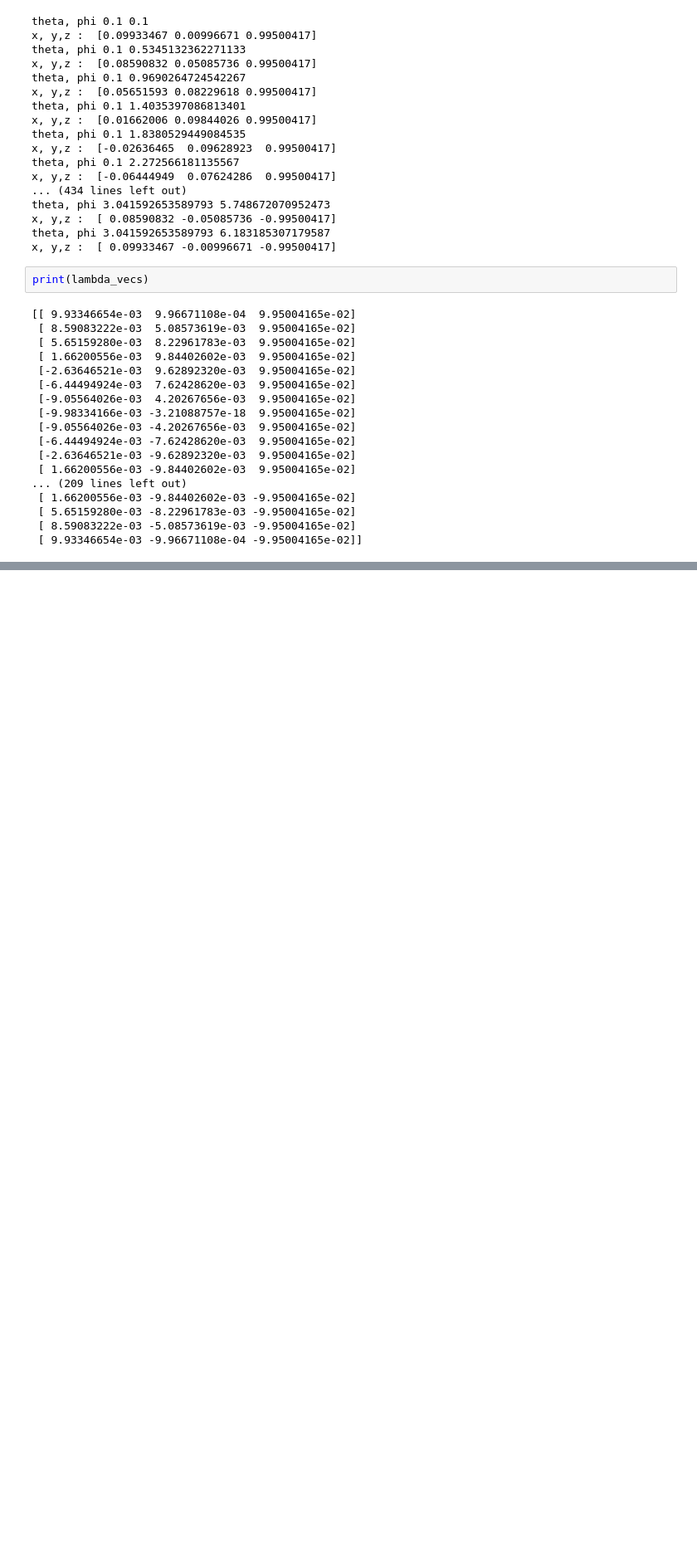
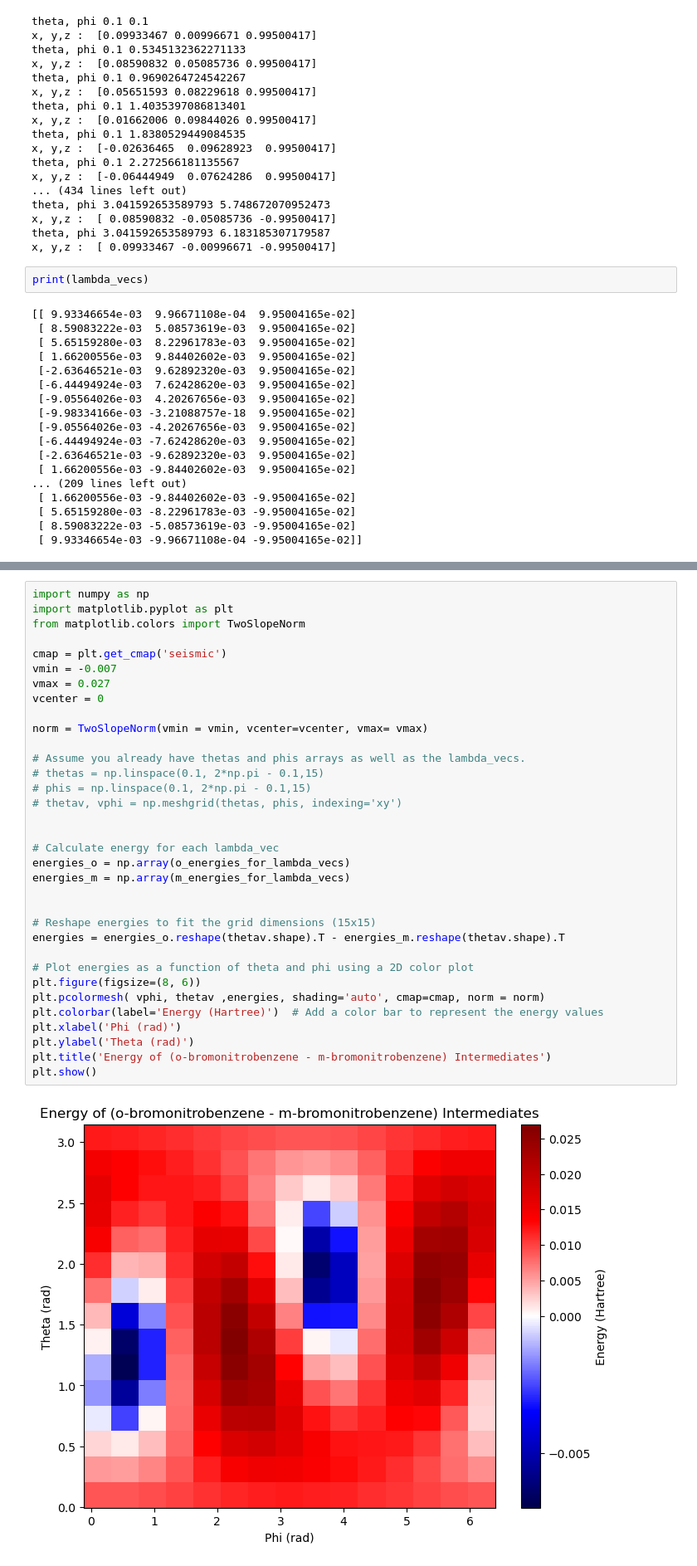
Before and after one commit to PeytonRoden/qed-ci-, a Jupyter notebook: src/ground_state_modification_qedhf.ipynb, the cells around one changed output, grey strips where cells are left out. Shown at 83% size. Drawn from its saved outputs; the diff is of its cells as text; blank space fills up the shorter version.

```diff
--- a/src/ground_state_modification_qedhf.ipynb
+++ b/src/ground_state_modification_qedhf.ipynb
@@ -480,3 +480,39 @@ plt.show()
+# %%
+import numpy as np
+import matplotlib.pyplot as plt
+from matplotlib.colors import TwoSlopeNorm
+
+cmap = plt.get_cmap('seismic')
+vmin = -0.007
+vmax = 0.027
+vcenter = 0
+
+norm = TwoSlopeNorm(vmin = vmin, vcenter=vcenter, vmax= vmax)
+
+# Assume you already have thetas and phis arrays as well as the lambda_vecs.
+# thetas = np.linspace(0.1, 2*np.pi - 0.1,15)
+# phis = np.linspace(0.1, 2*np.pi - 0.1,15)
+# thetav, vphi = np.meshgrid(thetas, phis, indexing='xy')
+
+
+# Calculate energy for each lambda_vec
+energies_o = np.array(o_energies_for_lambda_vecs)
+energies_m = np.array(m_energies_for_lambda_vecs)
+
+
+# Reshape energies to fit the grid dimensions (15x15)
+energies = energies_o.reshape(thetav.shape).T - energies_m.reshape(thetav.shape).T
+
+# Plot energies as a function of theta and phi using a 2D color plot
+plt.figure(figsize=(8, 6))
+plt.pcolormesh( vphi, thetav ,energies, shading='auto', cmap=cmap, norm = norm)
+plt.colorbar(label='Energy (Hartree)')  # Add a color bar to represent the energy values
+plt.xlabel('Phi (rad)')
+plt.ylabel('Theta (rad)')
+plt.title('Energy of (o-bromonitrobenzene - m-bromonitrobenzene) Intermediates')
+plt.show()
+# %% [output]
+[figure, added]
 # %%
 import numpy as np
 import matplotlib.pyplot as plt
```
Also changed, not shown: parts of 10 cells of this notebook, 15 other files.
